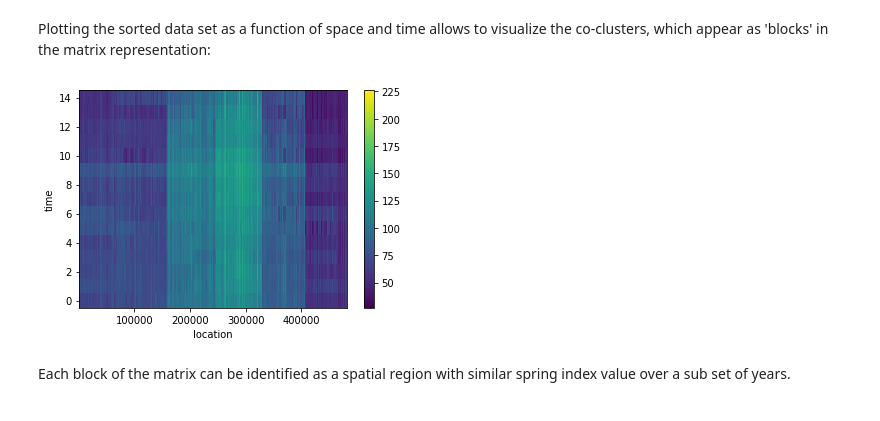
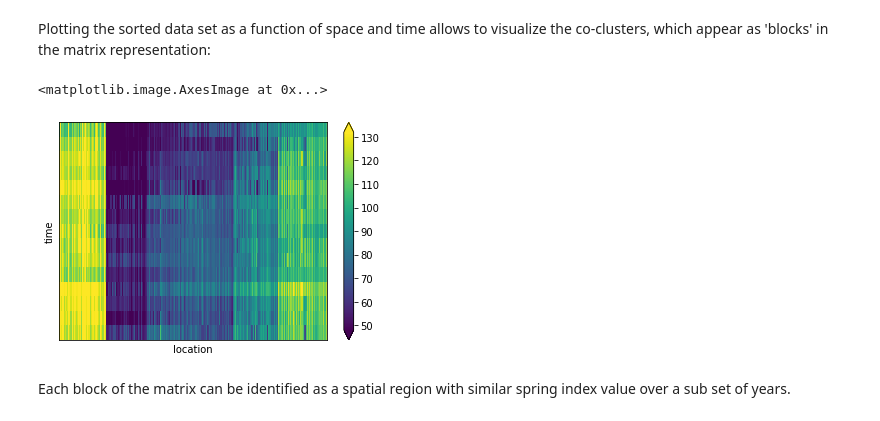
Before and after one commit to esciencecenter-digital-skills/tutorial-cgc, a Jupyter notebook: notebooks/coclustering.ipynb, the cells around one changed output. Saved outputs shown, nothing was run; the diff lists cells and outputs as text; code cells hidden in the pictures.

```diff
--- a/notebooks/coclustering.ipynb
+++ b/notebooks/coclustering.ipynb
@@ -222,10 +222,19 @@ spring_index_sorted = spring_index.sortby(['time_clusters',
                                            'space_clusters'])
 # %% [markdown]
 Plotting the sorted data set as a function of space and time allows to visualize the co-clusters, which appear as 'blocks' in the matrix representation:
-# %%
-ax = spring_index_sorted.plot.imshow(x='location', y='time')
-# %% [output]
-[figure, removed]
+# %%
+# set colorbar range to cover 90% of the data
+vmin = spring_index.quantile(0.05)
+vmax = spring_index.quantile(0.95)
+
+spring_index_sorted.plot.imshow(
+    x='location', y='time',
+    xticks=[], yticks=[],  # drop tick labels
+    vmin=vmin, vmax=vmax
+)
+# %% [output]
+<matplotlib.image.AxesImage at 0x...>
+[figure, added]
 # %% [markdown]
 Each block of the matrix can be identified as a spatial region with similar spring index value over a sub set of years.
 # %% [markdown]
```
Also changed, not shown: parts of 16 cells of this notebook.
